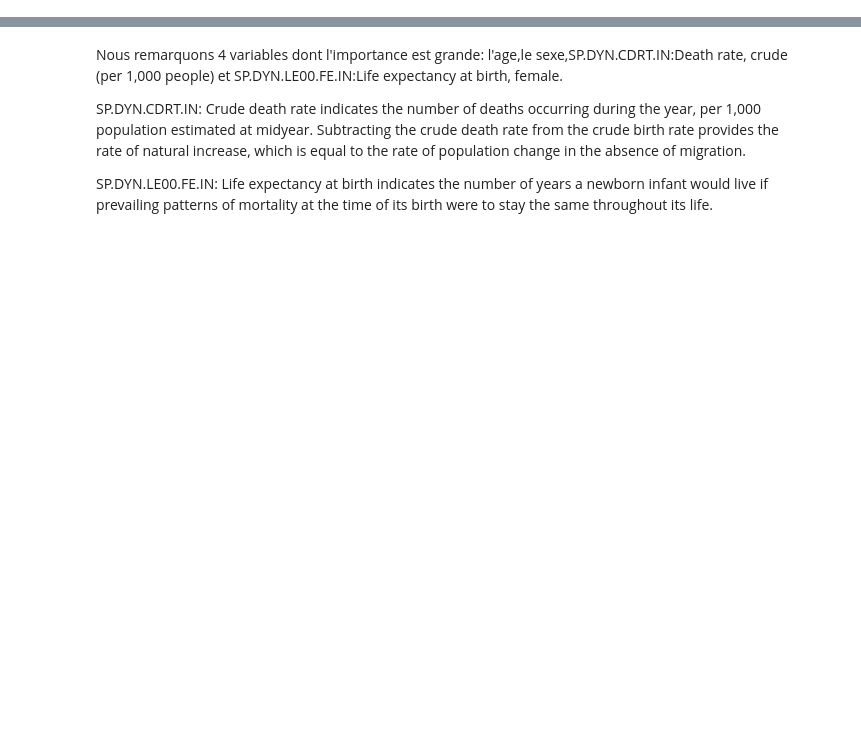
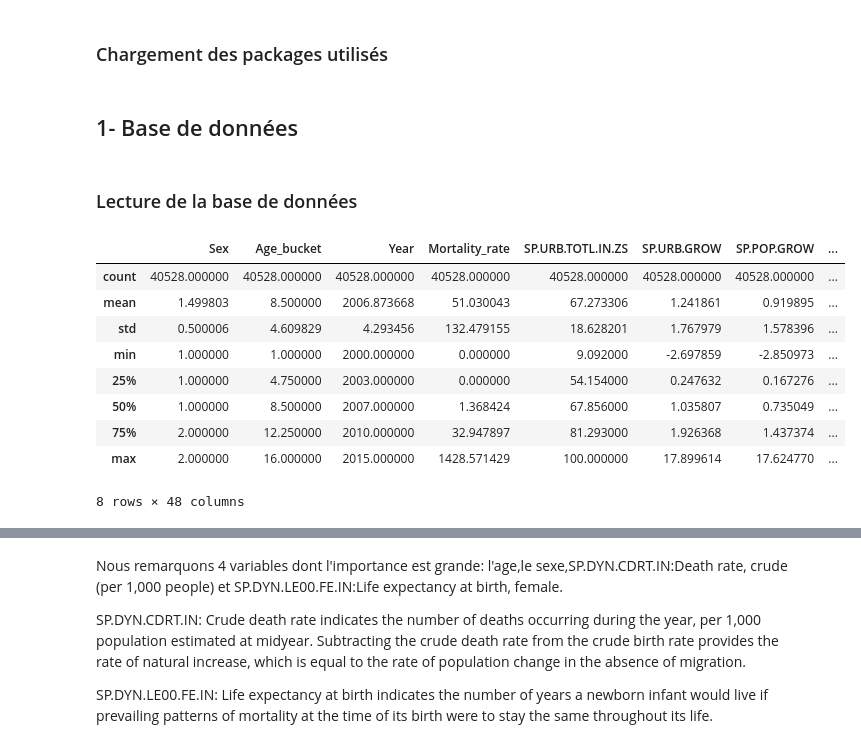
Before and after one commit to assitanDiarra/ENSAE_Python, a Jupyter notebook: knn and decision tree.ipynb, the cells around one changed output, grey strips where cells are left out. Drawn from its saved outputs; the diff is of its cells as text; code cells hidden in the pictures; blank space fills up the shorter version.

```diff
--- a/knn and decision tree.ipynb
+++ b/knn and decision tree.ipynb
@@ -276,0 +16,2 @@ Feature importances: [  1.59572423e-01   5.27329526e-01   5.02512600e-04   4.904
+# %% [markdown]
+### Chargement des packages utilisés
@@ -276,0 +35,18 @@ Feature importances: [  1.59572423e-01   5.27329526e-01   5.02512600e-04   4.904
+# %% [markdown]
+## 1- Base de données
+# %% [markdown]
+### Lecture de la base de données
+# %%
+df= pd.read_csv('data_mort_wb_sub.csv',delimiter=',',low_memory=False)
+df.describe()
+# %% [output]
+|  | Sex | Age_bucket | Year | Mortality_rate | SP.URB.TOTL.IN.ZS | SP.URB.GROW | SP.POP.GROW | ... |
+| count | 40528.000000 | 40528.000000 | 40528.000000 | 40528.000000 | 40528.000000 | 40528.000000 | 40528.000000 | ... |
+| mean | 1.499803 | 8.500000 | 2006.873668 | 51.030043 | 67.273306 | 1.241861 | 0.919895 | ... |
+| std | 0.500006 | 4.609829 | 4.293456 | 132.479155 | 18.628201 | 1.767979 | 1.578396 | ... |
+| min | 1.000000 | 1.000000 | 2000.000000 | 0.000000 | 9.092000 | -2.697859 | -2.850973 | ... |
+| 25% | 1.000000 | 4.750000 | 2003.000000 | 0.000000 | 54.154000 | 0.247632 | 0.167276 | ... |
+| 50% | 1.000000 | 8.500000 | 2007.000000 | 1.368424 | 67.856000 | 1.035807 | 0.735049 | ... |
+| 75% | 2.000000 | 12.250000 | 2010.000000 | 32.947897 | 81.293000 | 1.926368 | 1.437374 | ... |
+| max | 2.000000 | 16.000000 | 2015.000000 | 1428.571429 | 100.000000 | 17.899614 | 17.624770 | ... |
+8 rows × 48 columns
```
Also changed, not shown: parts of 68 cells of this notebook.
